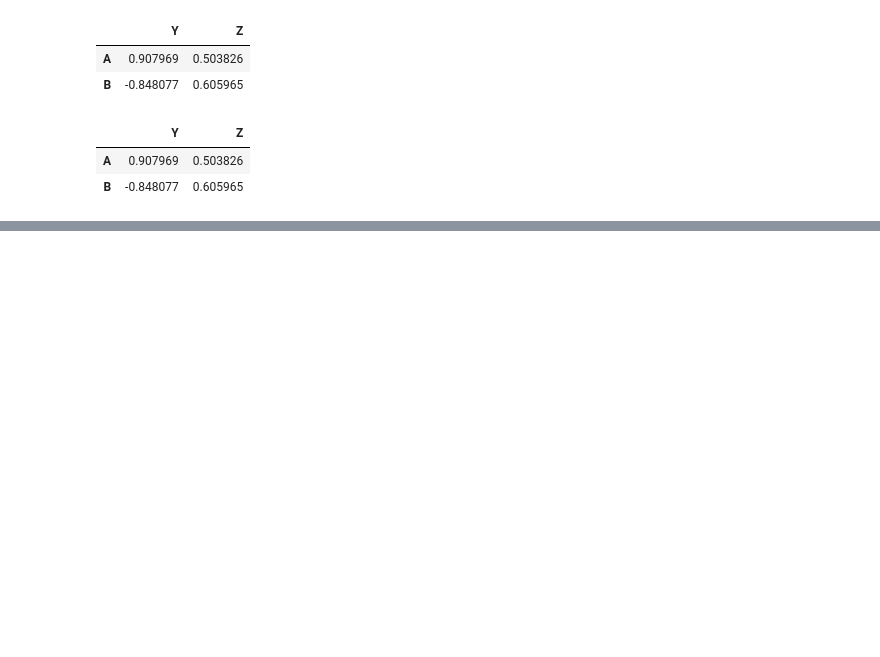
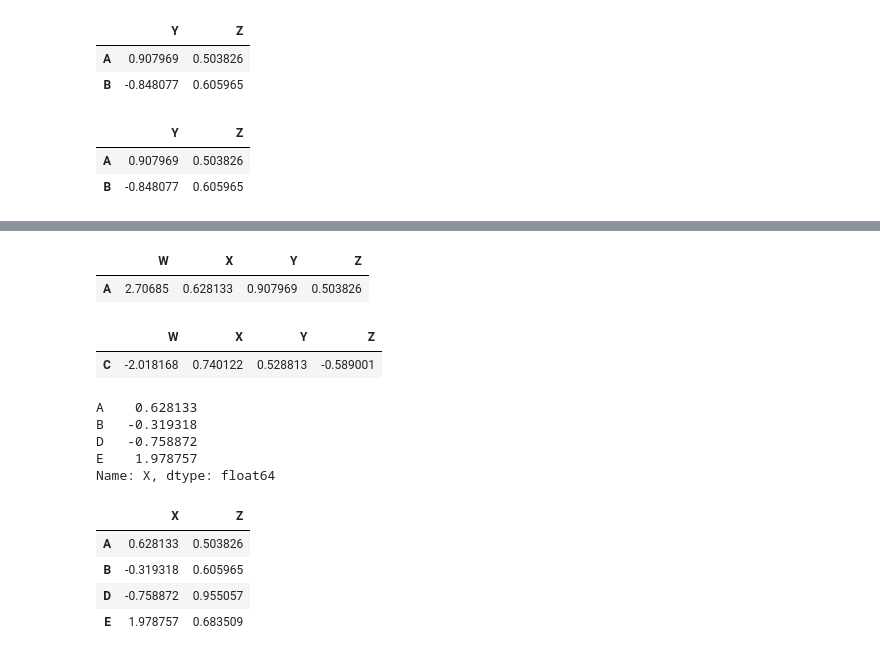
Before and after one commit to btrentini/python_practice, a Jupyter notebook: data_science_bootcamp/#bruno_files/Dataframes.ipynb, the cells around one changed output, grey strips where cells are left out. Cells and saved outputs as stored; diff of their text form; code cells hidden in the pictures; blank space fills up the shorter version.

```diff
--- a/data_science_bootcamp/#bruno_files/Dataframes.ipynb
+++ b/data_science_bootcamp/#bruno_files/Dataframes.ipynb
@@ -151,0 +215,10 @@ df.iloc[0:2,2:]
+# %%
+df[df['W']>2]
+# %% [output]
+|  | W | X | Y | Z |
+| A | 2.70685 | 0.628133 | 0.907969 | 0.503826 |
+# %%
+df[df['Z']<0]
+# %% [output]
+|  | W | X | Y | Z |
+| C | -2.018168 | 0.740122 | 0.528813 | -0.589001 |
@@ -151,0 +227,16 @@ df.iloc[0:2,2:]
+# %%
+result_df['X']
+# %% [output]
+A    0.628133
+B   -0.319318
+D   -0.758872
+E    1.978757
+Name: X, dtype: float64
+# %%
+df[df['W']>0][['X','Z']]
+# %% [output]
+|  | X | Z |
+| A | 0.628133 | 0.503826 |
+| B | -0.319318 | 0.605965 |
+| D | -0.758872 | 0.955057 |
+| E | 1.978757 | 0.683509 |
```
Also changed, not shown: parts of 15 cells of this notebook.
